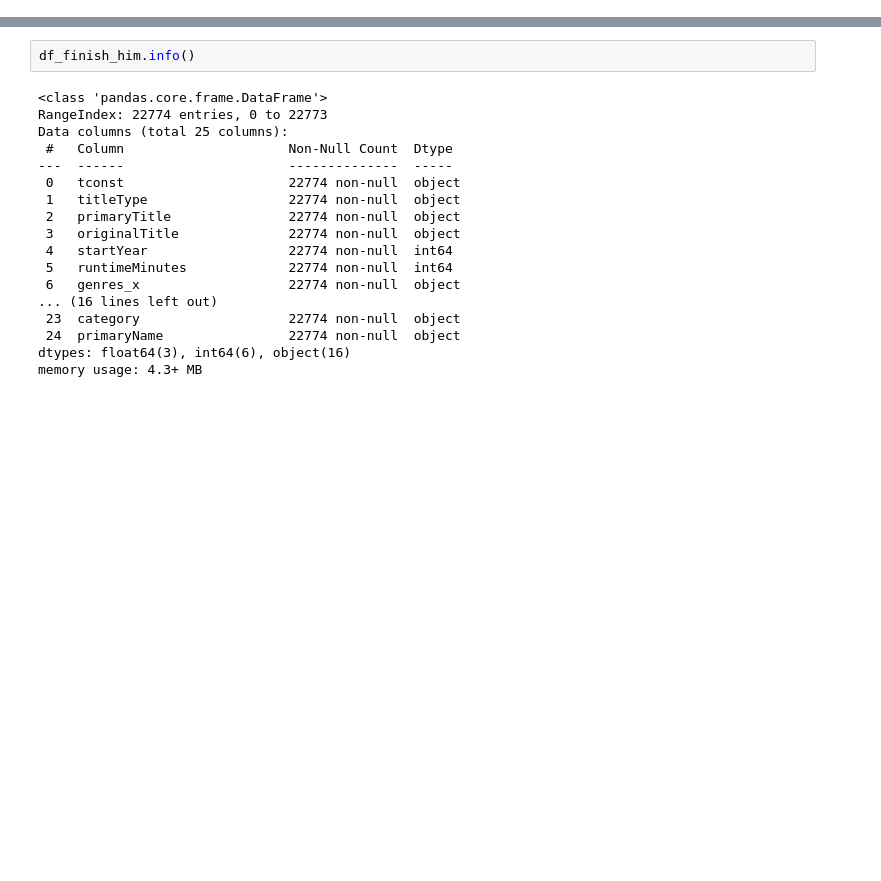
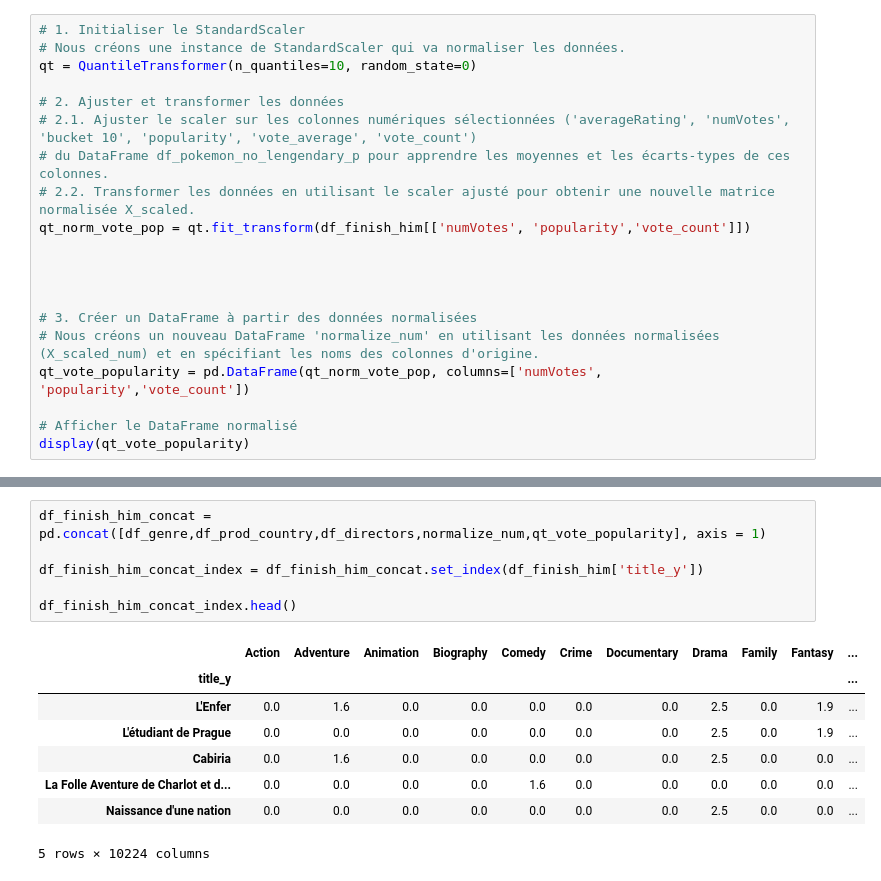
Before and after one commit to Ghali65/Projet_cine_creuse, a Jupyter notebook: Projet_2_ML.ipynb, the cells around one changed output, grey strips where cells are left out. Cells and saved outputs as stored; diff of their text form; blank space fills up the shorter version.

```diff
--- a/Projet_2_ML.ipynb
+++ b/Projet_2_ML.ipynb
@@ -286,0 +277,20 @@ display(normalize_num)
+# %%
+# 1. Initialiser le StandardScaler
+# Nous créons une instance de StandardScaler qui va normaliser les données.
+qt = QuantileTransformer(n_quantiles=10, random_state=0)
+
+# 2. Ajuster et transformer les données
+# 2.1. Ajuster le scaler sur les colonnes numériques sélectionnées ('averageRating', 'numVotes', 'bucket 10', 'popularity', 'vote_average', 'vote_count')
+# du DataFrame df_pokemon_no_lengendary_p pour apprendre les moyennes et les écarts-types de ces colonnes.
+# 2.2. Transformer les données en utilisant le scaler ajusté pour obtenir une nouvelle matrice normalisée X_scaled.
+qt_norm_vote_pop = qt.fit_transform(df_finish_him[['numVotes', 'popularity','vote_count']])
+
+
+
+
+# 3. Créer un DataFrame à partir des données normalisées
+# Nous créons un nouveau DataFrame 'normalize_num' en utilisant les données normalisées (X_scaled_num) et en spécifiant les noms des colonnes d'origine.
+qt_vote_popularity = pd.DataFrame(qt_norm_vote_pop, columns=['numVotes', 'popularity','vote_count'])
+
+# Afficher le DataFrame normalisé
+display(qt_vote_popularity)
@@ -299,20 +335,15 @@ normalize_num.describe()
-# %%
-df_finish_him.info()
-# %% [output]
-<class 'pandas.core.frame.DataFrame'>
-RangeIndex: 22774 entries, 0 to 22773
-Data columns (total 25 columns):
- #   Column                     Non-Null Count  Dtype
----  ------                     --------------  -----
- 0   tconst                     22774 non-null  object
- 1   titleType                  22774 non-null  object
- 2   primaryTitle               22774 non-null  object
- 3   originalTitle              22774 non-null  object
- 4   startYear                  22774 non-null  int64
- 5   runtimeMinutes             22774 non-null  int64
- 6   genres_x                   22774 non-null  object
-... (16 lines left out)
- 23  category                   22774 non-null  object
- 24  primaryName                22774 non-null  object
-dtypes: float64(3), int64(6), object(16)
-memory usage: 4.3+ MB
+# %%
+df_finish_him_concat = pd.concat([df_genre,df_prod_country,df_directors,normalize_num,qt_vote_popularity], axis = 1)
+
+df_finish_him_concat_index = df_finish_him_concat.set_index(df_finish_him['title_y'])
+
+df_finish_him_concat_index.head()
+# %% [output]
+|  | Action | Adventure | Animation | Biography | Comedy | Crime | Documentary | Drama | Family | Fantasy | ... |
+| title_y |  |  |  |  |  |  |  |  |  |  | ... |
+| L'Enfer | 0.0 | 1.6 | 0.0 | 0.0 | 0.0 | 0.0 | 0.0 | 2.5 | 0.0 | 1.9 | ... |
+| L'étudiant de Prague | 0.0 | 0.0 | 0.0 | 0.0 | 0.0 | 0.0 | 0.0 | 2.5 | 0.0 | 1.9 | ... |
+| Cabiria | 0.0 | 1.6 | 0.0 | 0.0 | 0.0 | 0.0 | 0.0 | 2.5 | 0.0 | 0.0 | ... |
+| La Folle Aventure de Charlot et d... | 0.0 | 0.0 | 0.0 | 0.0 | 1.6 | 0.0 | 0.0 | 0.0 | 0.0 | 0.0 | ... |
+| Naissance d'une nation | 0.0 | 0.0 | 0.0 | 0.0 | 0.0 | 0.0 | 0.0 | 2.5 | 0.0 | 0.0 | ... |
+5 rows × 10224 columns
```
Also changed, not shown: parts of 51 cells of this notebook, 5 other files.
